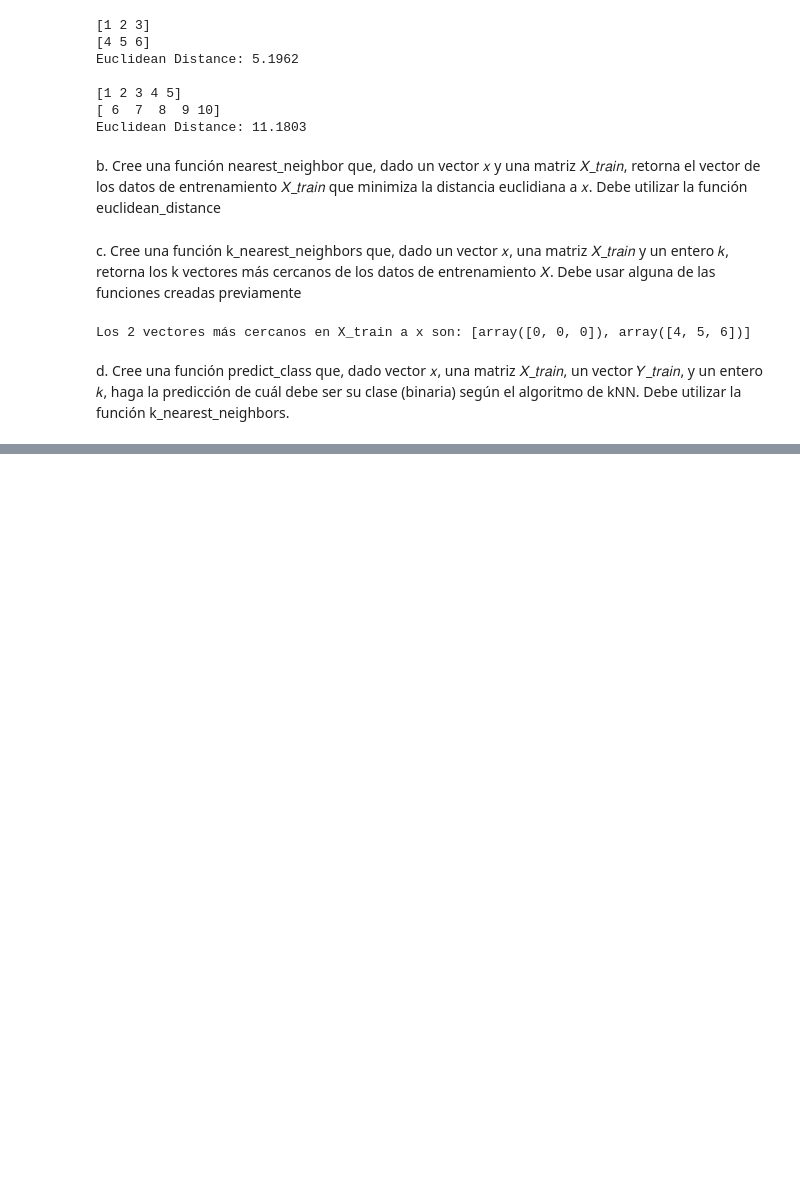
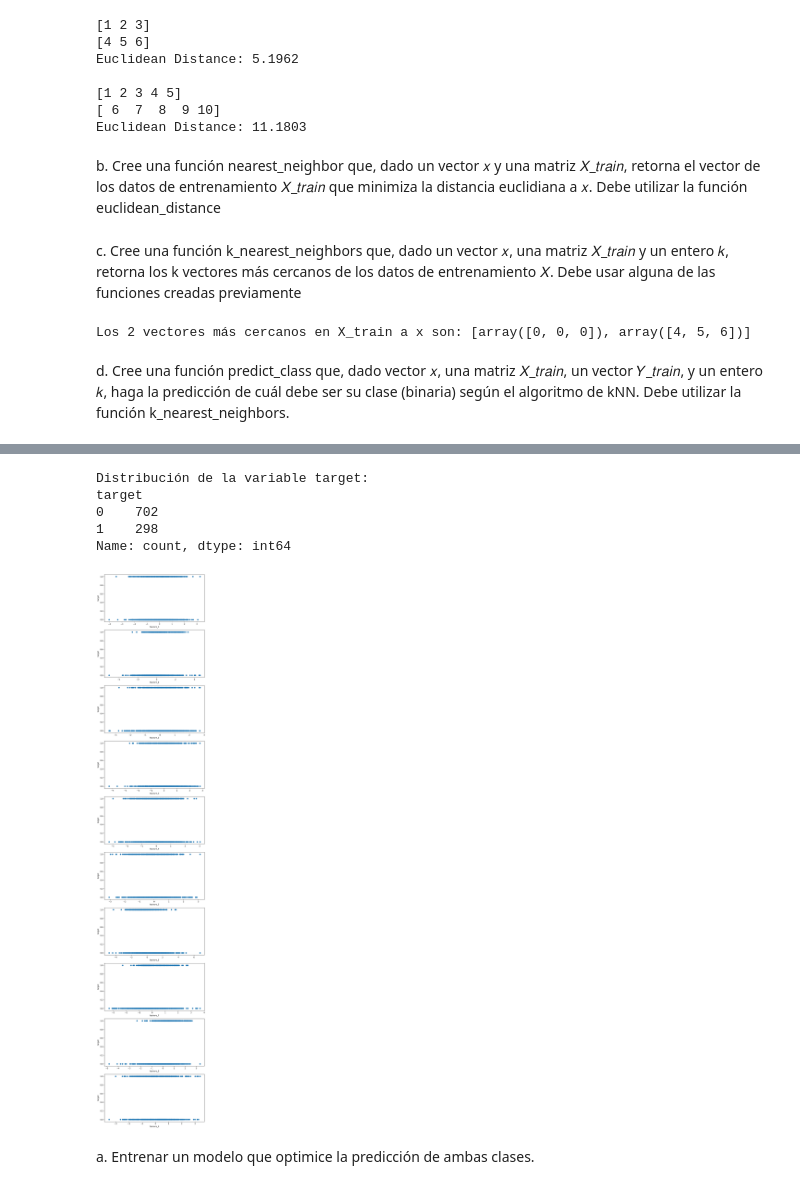
Before and after one commit to jl-tavera/assignments-ML, a Jupyter notebook: assignment1.ipynb, the cells around one changed output, grey strips where cells are left out. Saved outputs shown, nothing was run; the diff lists cells and outputs as text; code cells hidden in the pictures; blank space fills up the shorter version.

```diff
--- a/assignment1.ipynb
+++ b/assignment1.ipynb
@@ -374,0 +387,3 @@ k_nearest_neighbors.
+# %%
+# Abrimos el archivo csv
+df = pd.read_csv('classification_dataset.csv')
@@ -374,0 +470,34 @@ k_nearest_neighbors.
+# %%
+# Chequea la distribución de la variable target
+print("Distribución de la variable target:")
+print(df['target'].value_counts())
+# %% [output]
+Distribución de la variable target:
+target
+0    702
+1    298
+Name: count, dtype: int64
+# %%
+import seaborn as sns
+# Get the list of features
+features = df.columns[:-1]
+
+# Create subplots
+fig, axes = plt.subplots(len(features), 1, figsize=(8, len(features)*4))
+
+# Iterate over each feature and plot against the target
+for i, feature in enumerate(features):
+    ax = axes[i]
+    sns.scatterplot(data=df, x=feature, y='target', ax=ax)
+    ax.set_xlabel(feature)
+    ax.set_ylabel('target')
+
+# Adjust the layout of subplots
+plt.tight_layout()
+
+# Show the plot
+plt.show()
+# %% [output]
+[figure, added]
+# %% [markdown]
+a. Entrenar un modelo que optimice la predicción de ambas clases.
```
Also changed, not shown: parts of 12 cells of this notebook, 1 other file.
